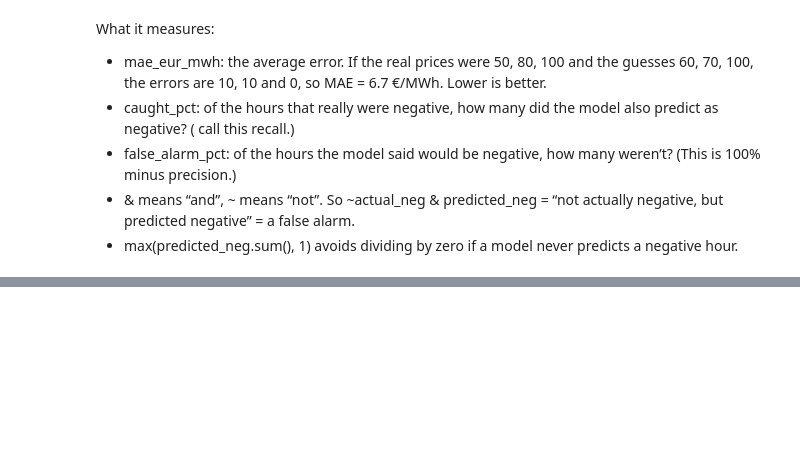
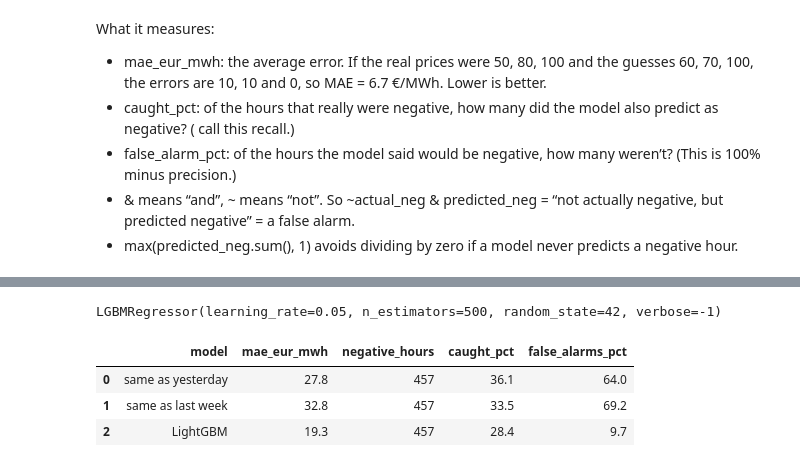
Before and after one commit to sanjudprajpurohit/Electricity-Analysis-and-forecasting, a Jupyter notebook: notebooks/05_forecast.ipynb, the cells around one changed output, grey strips where cells are left out. Cells and saved outputs as stored; diff of their text form; code cells hidden in the pictures; blank space fills up the shorter version.

```diff
--- a/notebooks/05_forecast.ipynb
+++ b/notebooks/05_forecast.ipynb
@@ -22,10 +22,10 @@ train: 43824 hours
 valid: 8784 hours
 test: 8760 hours
 # %%
-def evaluate(name, actual, predicted):
+def evaluate(name, actual, predicted, threshold=0):
     """Scoring one models predicition - avg errir and negative hours that are caught"""
     actual_neg = actual < 0
-    predicted_neg = predicted < 0
+    predicted_neg = predicted < threshold
     caught = (actual_neg & predicted_neg).sum()
     false_alarms =(~actual_neg & predicted_neg).sum()
     return {
@@ -54,0 +116,25 @@ NameError: name 'predicted_neg_sum' is not defined
+# %%
+import lightgbm as lgb
+model = lgb.LGBMRegressor(
+    n_estimators=500,
+    learning_rate=0.05,
+    random_state=42,
+    verbose=-1,
+)
+model.fit(train[FEATURES], train[TARGET])
+# %% [output]
+LGBMRegressor(learning_rate=0.05, n_estimators=500, random_state=42, verbose=-1)
+# %%
+valid_pred = model.predict(valid[FEATURES])
+
+results = pd.concat([
+    results,
+    pd.DataFrame([evaluate("LightGBM", valid[TARGET], valid_pred)]),
+], ignore_index=True)
+
+results
+# %% [output]
+|  | model | mae_eur_mwh | negative_hours | caught_pct | false_alarms_pct |
+| 0 | same as yesterday | 27.8 | 457 | 36.1 | 64.0 |
+| 1 | same as last week | 32.8 | 457 | 33.5 | 69.2 |
+| 2 | LightGBM | 19.3 | 457 | 28.4 | 9.7 |
```
Also changed, not shown: parts of 12 cells of this notebook.
